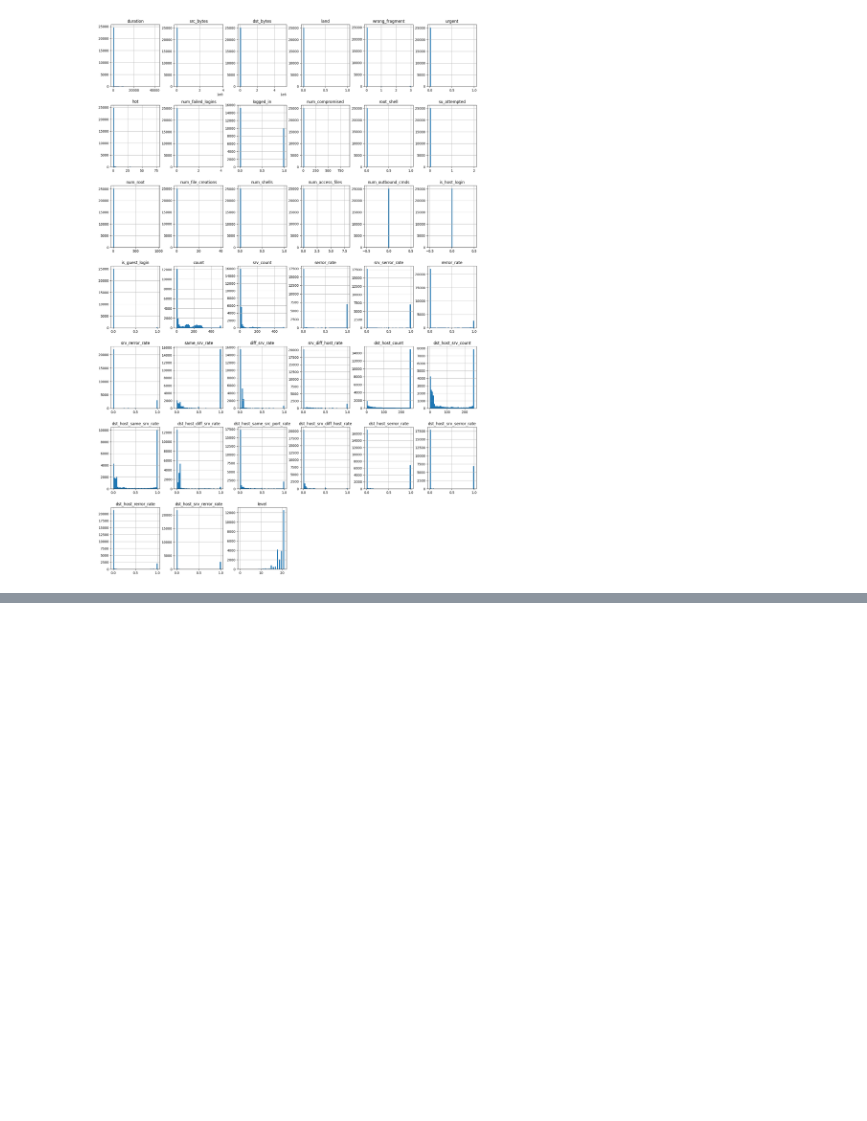
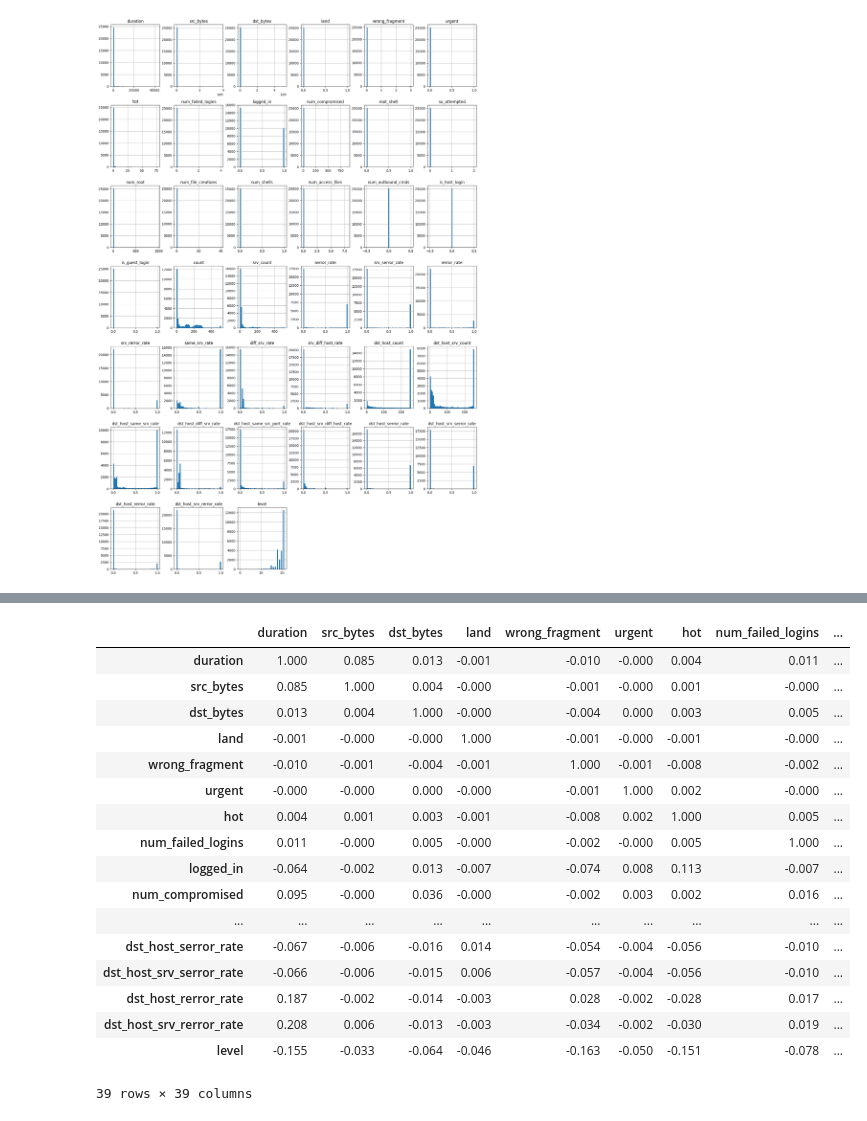
Before and after one commit to CheFly1116/InfoVis, a Jupyter notebook: processing.ipynb, the cells around one changed output, grey strips where cells are left out. Cells and saved outputs as stored; diff of their text form; code cells hidden in the pictures; blank space fills up the shorter version.

```diff
--- a/processing.ipynb
+++ b/processing.ipynb
@@ -134,0 +150,22 @@ plt.show()
+# %%
+df = df.drop(columns=['num_outbound_cmds', 'is_host_login'])
+df.corr()
+# %% [output]
+|  | duration | src_bytes | dst_bytes | land | wrong_fragment | urgent | hot | num_failed_logins | ... |
+| duration | 1.000 | 0.085 | 0.013 | -0.001 | -0.010 | -0.000 | 0.004 | 0.011 | ... |
+| src_bytes | 0.085 | 1.000 | 0.004 | -0.000 | -0.001 | -0.000 | 0.001 | -0.000 | ... |
+| dst_bytes | 0.013 | 0.004 | 1.000 | -0.000 | -0.004 | 0.000 | 0.003 | 0.005 | ... |
+| land | -0.001 | -0.000 | -0.000 | 1.000 | -0.001 | -0.000 | -0.001 | -0.000 | ... |
+| wrong_fragment | -0.010 | -0.001 | -0.004 | -0.001 | 1.000 | -0.001 | -0.008 | -0.002 | ... |
+| urgent | -0.000 | -0.000 | 0.000 | -0.000 | -0.001 | 1.000 | 0.002 | -0.000 | ... |
+| hot | 0.004 | 0.001 | 0.003 | -0.001 | -0.008 | 0.002 | 1.000 | 0.005 | ... |
+| num_failed_logins | 0.011 | -0.000 | 0.005 | -0.000 | -0.002 | -0.000 | 0.005 | 1.000 | ... |
+| logged_in | -0.064 | -0.002 | 0.013 | -0.007 | -0.074 | 0.008 | 0.113 | -0.007 | ... |
+| num_compromised | 0.095 | -0.000 | 0.036 | -0.000 | -0.002 | 0.003 | 0.002 | 0.016 | ... |
+| ... | ... | ... | ... | ... | ... | ... | ... | ... | ... |
+| dst_host_serror_rate | -0.067 | -0.006 | -0.016 | 0.014 | -0.054 | -0.004 | -0.056 | -0.010 | ... |
+| dst_host_srv_serror_rate | -0.066 | -0.006 | -0.015 | 0.006 | -0.057 | -0.004 | -0.056 | -0.010 | ... |
+| dst_host_rerror_rate | 0.187 | -0.002 | -0.014 | -0.003 | 0.028 | -0.002 | -0.028 | 0.017 | ... |
+| dst_host_srv_rerror_rate | 0.208 | 0.006 | -0.013 | -0.003 | -0.034 | -0.002 | -0.030 | 0.019 | ... |
+| level | -0.155 | -0.033 | -0.064 | -0.046 | -0.163 | -0.050 | -0.151 | -0.078 | ... |
+39 rows × 39 columns
```
Also changed, not shown: parts of 9 cells of this notebook, 7 other files.
